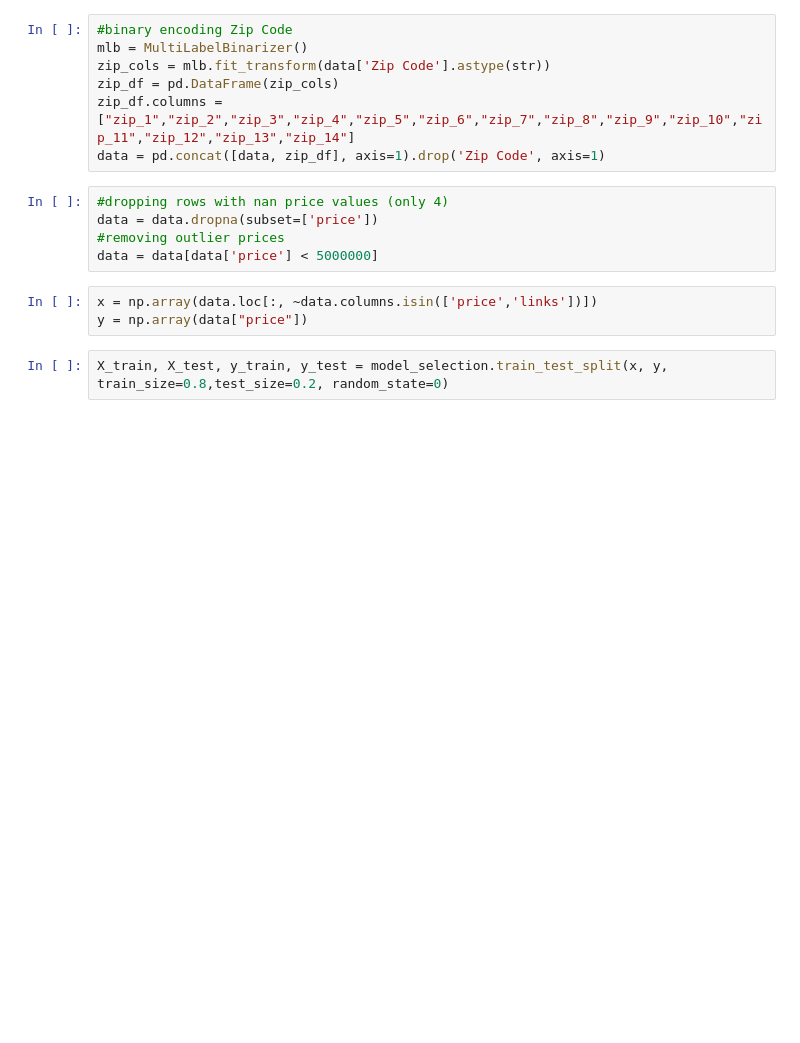
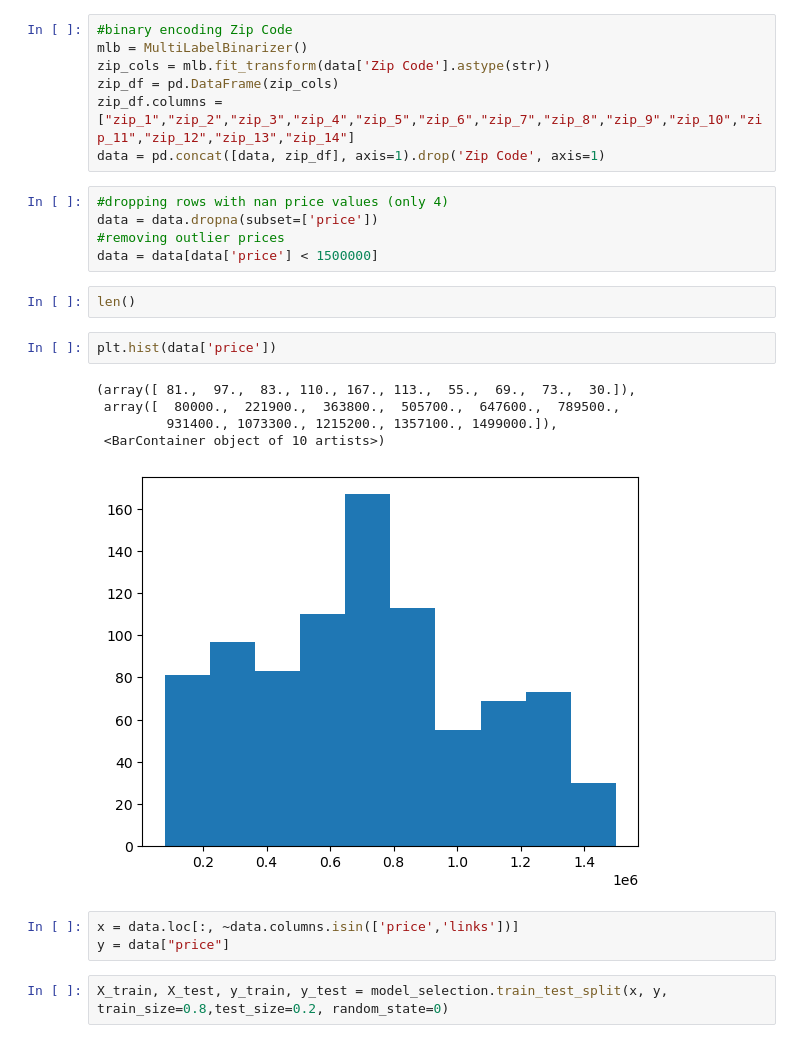
Before and after one commit to ethanstanley/Real-Estate-Predictor, a Jupyter notebook: house_value_model.ipynb, the cells around one changed output. Cells and saved outputs as stored; diff of their text form; blank space fills up the shorter version.

```diff
--- a/house_value_model.ipynb
+++ b/house_value_model.ipynb
@@ -189,10 +198,20 @@ data = pd.concat([data, zip_df], axis=1).drop('Zip Code', axis=1)
 #dropping rows with nan price values (only 4)
 data = data.dropna(subset=['price'])
 #removing outlier prices
-data = data[data['price'] < 5000000]
+data = data[data['price'] < 1500000]
+# %%
+len()
+# %%
+plt.hist(data['price'])
+# %% [output]
+(array([ 81.,  97.,  83., 110., 167., 113.,  55.,  69.,  73.,  30.]),
+ array([  80000.,  221900.,  363800.,  505700.,  647600.,  789500.,
+         931400., 1073300., 1215200., 1357100., 1499000.]),
+ <BarContainer object of 10 artists>)
+[figure, added]
 # %%
-x = np.array(data.loc[:, ~data.columns.isin(['price','links'])])
-y = np.array(data["price"])
+x = data.loc[:, ~data.columns.isin(['price','links'])]
+y = data["price"]
 # %%
 X_train, X_test, y_train, y_test = model_selection.train_test_split(x, y, train_size=0.8,test_size=0.2, random_state=0)
 # %%
```
Also changed, not shown: parts of 10 cells of this notebook, 1 other file.
